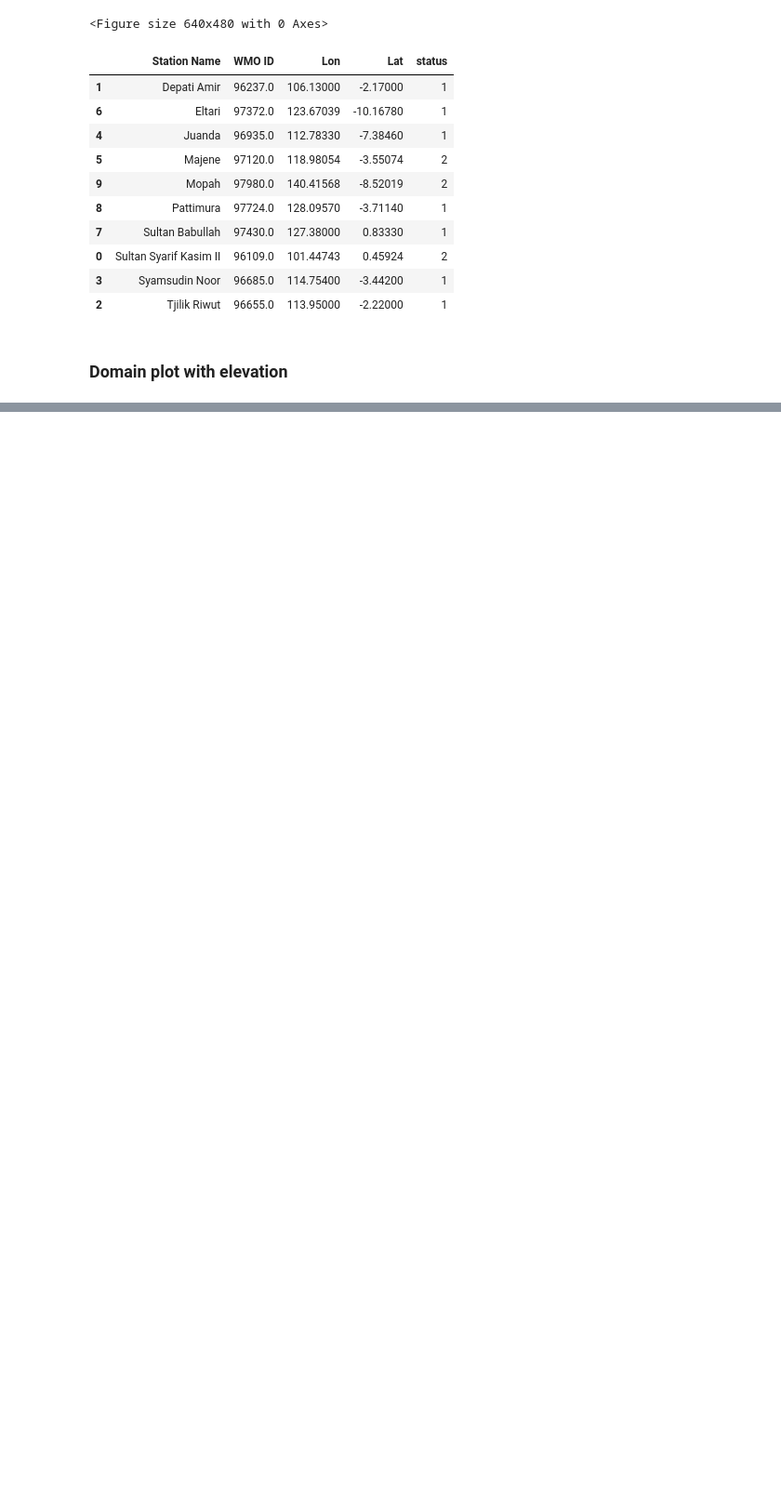
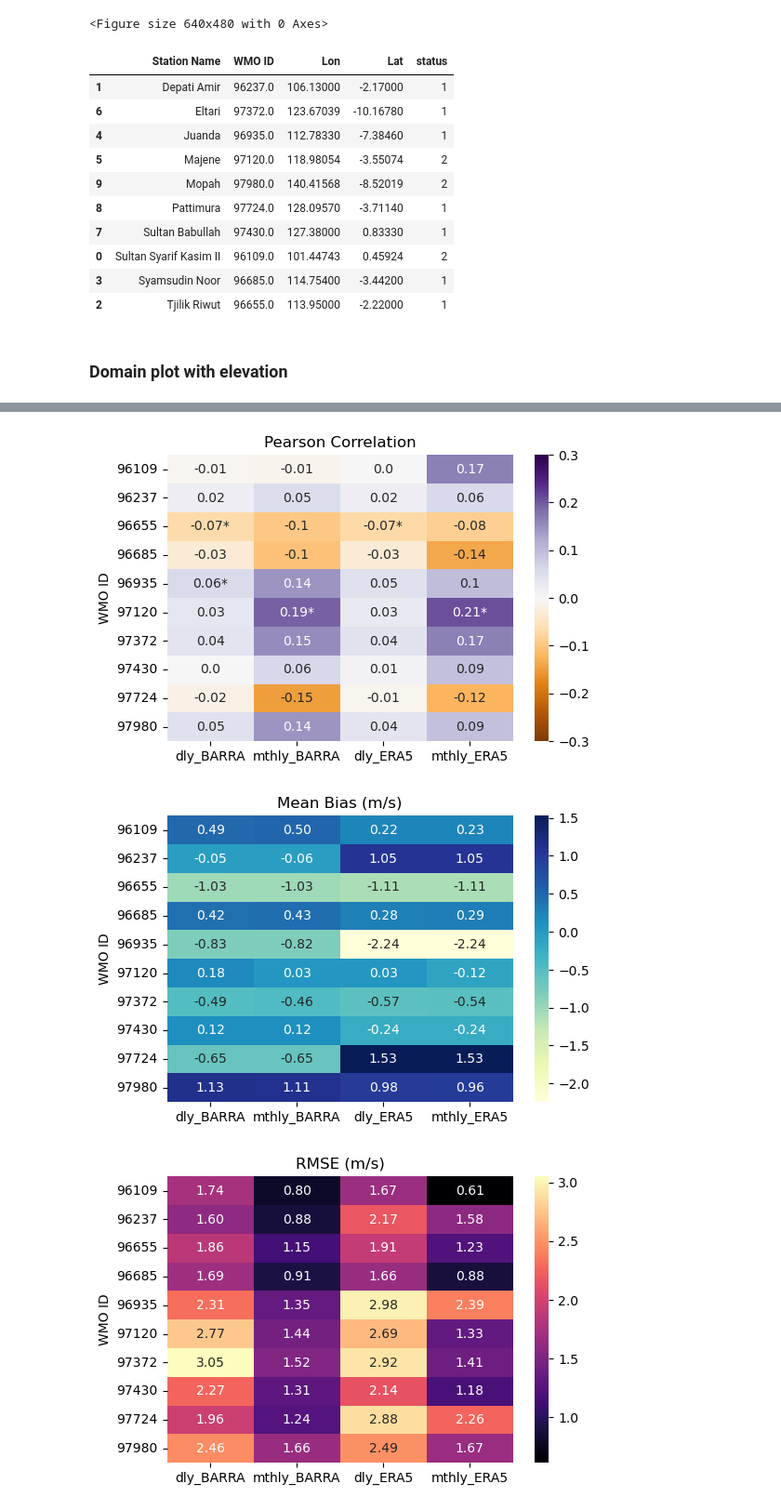
Before and after one commit to jb6465/wetsa-wp3, a Jupyter notebook: 2-in-situ_comparison.ipynb, the cells around one changed output, grey strips where cells are left out. Shown at 93% size. Saved outputs shown, nothing was run; the diff lists cells and outputs as text; code cells hidden in the pictures; blank space fills up the shorter version.

```diff
--- a/2-in-situ_comparison.ipynb
+++ b/2-in-situ_comparison.ipynb
@@ -174,0 +226,6 @@ plt.clf()
+# %%
+wind_station_latlon_df = pd.read_csv('/g/data/qz03/wp3/data/obs/wind-and-rain/wind/station_metadata.csv').drop(columns=['No']).dropna()
+wind_station_df = pd.concat([pd.read_csv(f, parse_dates=['DATA TIMESTAMP']).assign(station_id=f.split('_')[0].split('/')[-1]) for f in glob.glob('/g/data/qz03/wp3/data/obs/wind-and-rain/wind/*wind_2014_2023.csv')], ignore_index=True)#.replace(0, np.nan, inplace=True)
+barra_winds_hly = xr.open_mfdataset(glob.glob('/g/data/qz03/wp3/data/BARRAR2/1hr/sfcWind/*.nc'),combine='nested', concat_dim='time',parallel=True, engine='netcdf4').chunk({'time':-1, 'lat':'auto', 'lon':'auto'})
+era_u10_hly = xr.open_mfdataset(glob.glob('/g/data/qz03/wp3/data/ERA5/10u/*.nc'),combine='nested', concat_dim='time',parallel=True, engine='netcdf4').chunk({'time':-1, 'latitude':'auto', 'longitude':'auto'})
+era_v10_hly = xr.open_mfdataset(glob.glob('/g/data/qz03/wp3/data/ERA5/10v/*.nc'),combine='nested', concat_dim='time',parallel=True, engine='netcdf4').chunk({'time':-1, 'latitude':'auto', 'longitude':'auto'})
@@ -174,0 +282,17 @@ plt.clf()
+# %%
+cmaps=['-', 'YlGnBu', 'magma']
+titles=['-', 'Mean Bias (m/s)', 'RMSE (m/s)']
+for plot_idx, plot_df in enumerate([R_df, MB_df, RMSE_df]):
+    if plot_idx ==0:
+        annot = (R_df.astype('float64').round(2).astype(str) + (p_df.astype('float64') < 0.05).astype(str).replace({'True': '*', 'False': ''}))
+        plt.figure(figsize=(6, 4))
+        sns.heatmap(R_df.astype('float64'), annot=annot, fmt="", vmin=-0.3, vmax=0.3, cmap="PuOr", cbar=True)
+        plt.title('Pearson Correlation')
+    else:
+        plt.figure(figsize=(6, 4))
+        sns.heatmap(plot_df.astype('float64'), cmap=cmaps[plot_idx], annot=True, fmt=".2f")
+        plt.title(titles[plot_idx])
+# %% [output]
+[figure, added]
+[figure, added]
+[figure, added]
```
Also changed, not shown: parts of 15 cells of this notebook.
